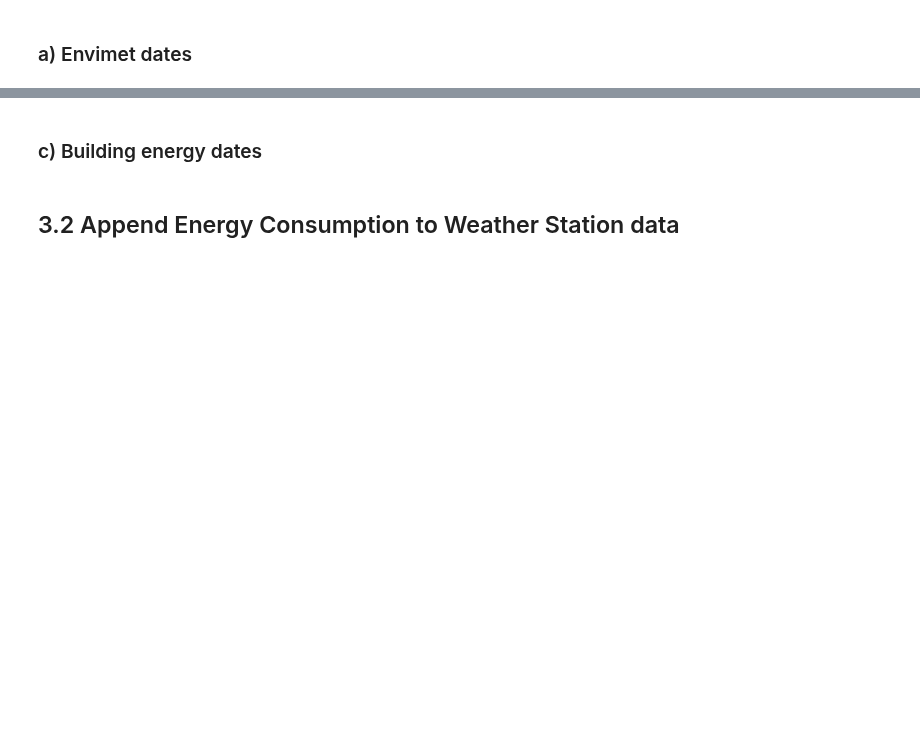
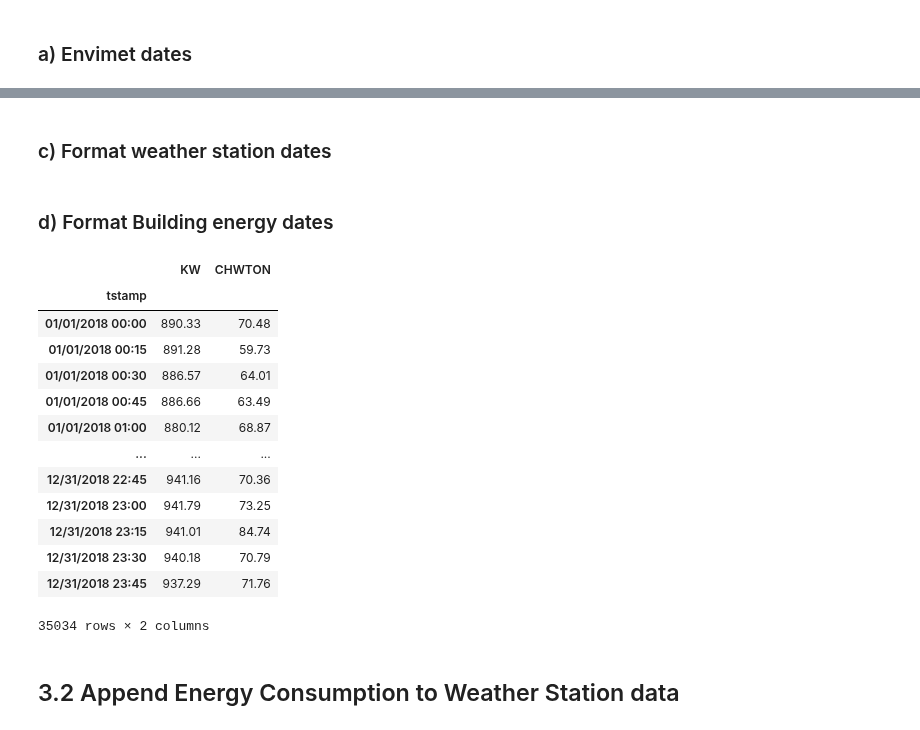
Before and after one commit to freecode23/microclimate-effects, a Jupyter notebook: RF_Model.ipynb, the cells around one changed output, grey strips where cells are left out. Cells and saved outputs as stored; diff of their text form; code cells hidden in the pictures; blank space fills up the shorter version.

```diff
--- a/RF_Model.ipynb
+++ b/RF_Model.ipynb
@@ -210,3 +211,5 @@ envimet = envimet.set_index('Date_Time')
+# %% [markdown]
+### c) Format weather station dates
 # %%
 # 1. Get string type for month and time
 weather_station['Month'] = weather_station['Date_Time'].str[0:2]
@@ -225,4 +228,27 @@ weather_station = weather_station.set_index('Date_Time')
 # %% [markdown]
-### c) Building energy dates
+### d) Format Building energy dates
 # %%
 metabol.tstamp = pd.to_datetime(metabol.tstamp).dt.strftime('%m/%d/%Y %H:%M')
+
+# remove unwanted columns
+metabol = metabol[['tstamp','KW', 'CHWTON']]
+
+# set date time as index
+metabol = metabol.set_index('tstamp')
+
+metabol
+# %% [output]
+|  | KW | CHWTON |
+| tstamp |  |  |
+| 01/01/2018 00:00 | 890.33 | 70.48 |
+| 01/01/2018 00:15 | 891.28 | 59.73 |
+| 01/01/2018 00:30 | 886.57 | 64.01 |
+| 01/01/2018 00:45 | 886.66 | 63.49 |
+| 01/01/2018 01:00 | 880.12 | 68.87 |
+| ... | ... | ... |
+| 12/31/2018 22:45 | 941.16 | 70.36 |
+| 12/31/2018 23:00 | 941.79 | 73.25 |
+| 12/31/2018 23:15 | 941.01 | 84.74 |
+| 12/31/2018 23:30 | 940.18 | 70.79 |
+| 12/31/2018 23:45 | 937.29 | 71.76 |
+35034 rows × 2 columns
```
Also changed, not shown: parts of 47 cells of this notebook, 1 other file.
